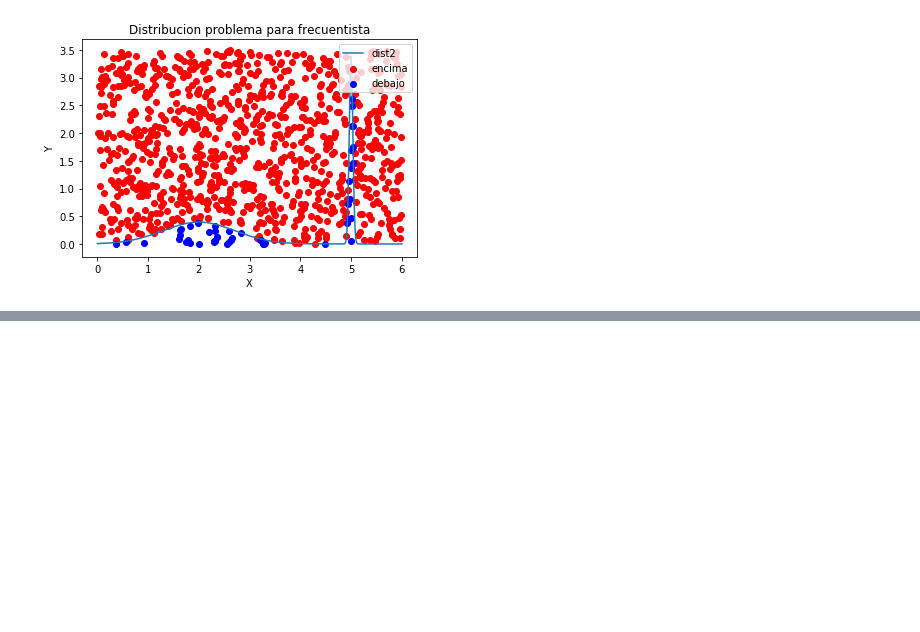
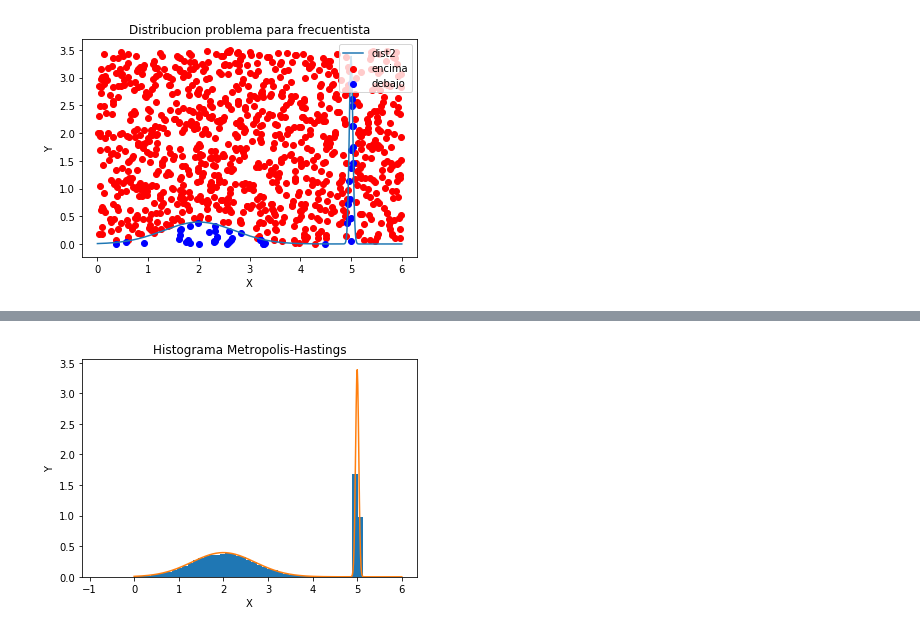
Before and after one commit to Angelicarjs/AngelicaMoreno_bonofinal, a Jupyter notebook: AngelicaMoreno_bonofinal.ipynb, the cells around one changed output, grey strips where cells are left out. Saved outputs shown, nothing was run; the diff lists cells and outputs as text; code cells hidden in the pictures; blank space fills up the shorter version.

```diff
--- a/AngelicaMoreno_bonofinal.ipynb
+++ b/AngelicaMoreno_bonofinal.ipynb
@@ -125,0 +130,35 @@ La fraccion de puntos tomada en cuenta es: 4788 / 100000.0 = 4.788 %
+# %%
+#Metropolis Hasting
+
+X_walk = np.empty(100000, dtype=float) #Lista que guarda la caminata en X
+x_in = (60*np.random.rand(1))/10 # Inicializa con un numero random entre 0 y 6
+X_walk[0] = x_in
+
+rang = 100000 #Numero de numeros aleatorios a generar
+
+i = 1
+for i in range(rang):
+    n_old = X_walk[i-1]
+    n_new = np.random.normal(X_walk[i-1], 0.53) #Numero aleatorio perteneciente a una gaussiana de 0.53 de ancho(modificar para encontrar buena rta)
+    alfa = funcion(n_new)/funcion(n_old) #Fraccion de la funcion evaluada en el punto nuevo (sacado en base al anterior) y en anterior
+    if(alfa > 1.0): #Si la fraccion en mayor a 1 es porque el punto nuevo va en camino correcto
+        X_walk[i] = n_new #Lo guarda
+
+    else: #Si no se cumple en alfa
+        beta = (np.random.rand(1)%100) #Se genera un nuevo random entre 0 y 1
+        if(beta<=alfa): #Pregunta si el numero random es menor a alfa
+            X_walk[i] = n_new #Entonces se guarda
+        else:
+            X_walk[i] = n_old #Si no se vuelve a guardar el punto viejo(en el que estoy parado)
+
+
+
+plt.figure()
+plt.hist(X_walk[500:], bins = 50, normed=True) #Elimina ruido de los primeros 500 pasos
+plt.plot(x_s,y_n)
+plt.title("Histograma Metropolis-Hastings")
+plt.xlabel("X")
+plt.ylabel("Y")
+plt.show()
+# %% [output]
+[figure, added]
```
Also changed, not shown: parts of 1 cell of this notebook.
